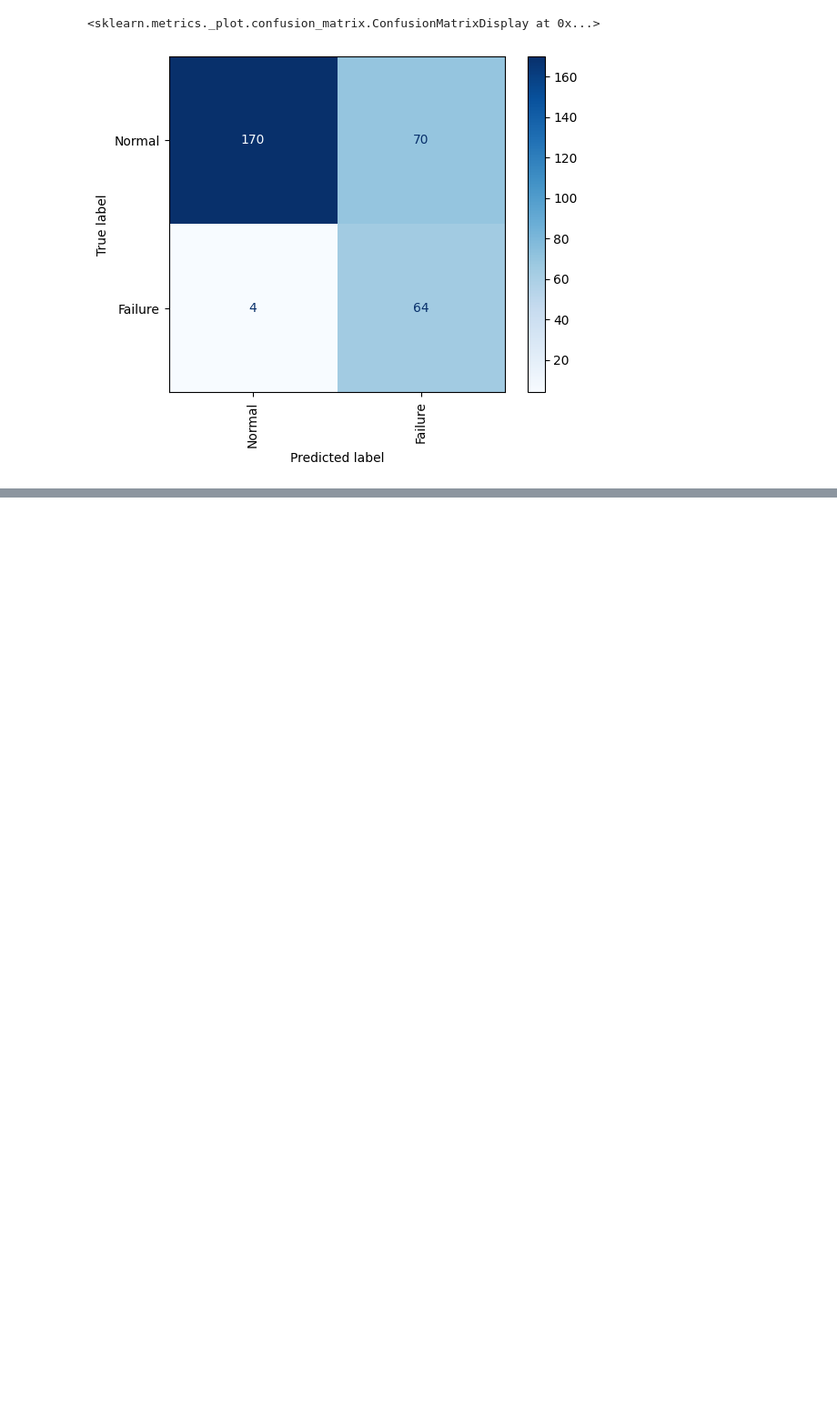
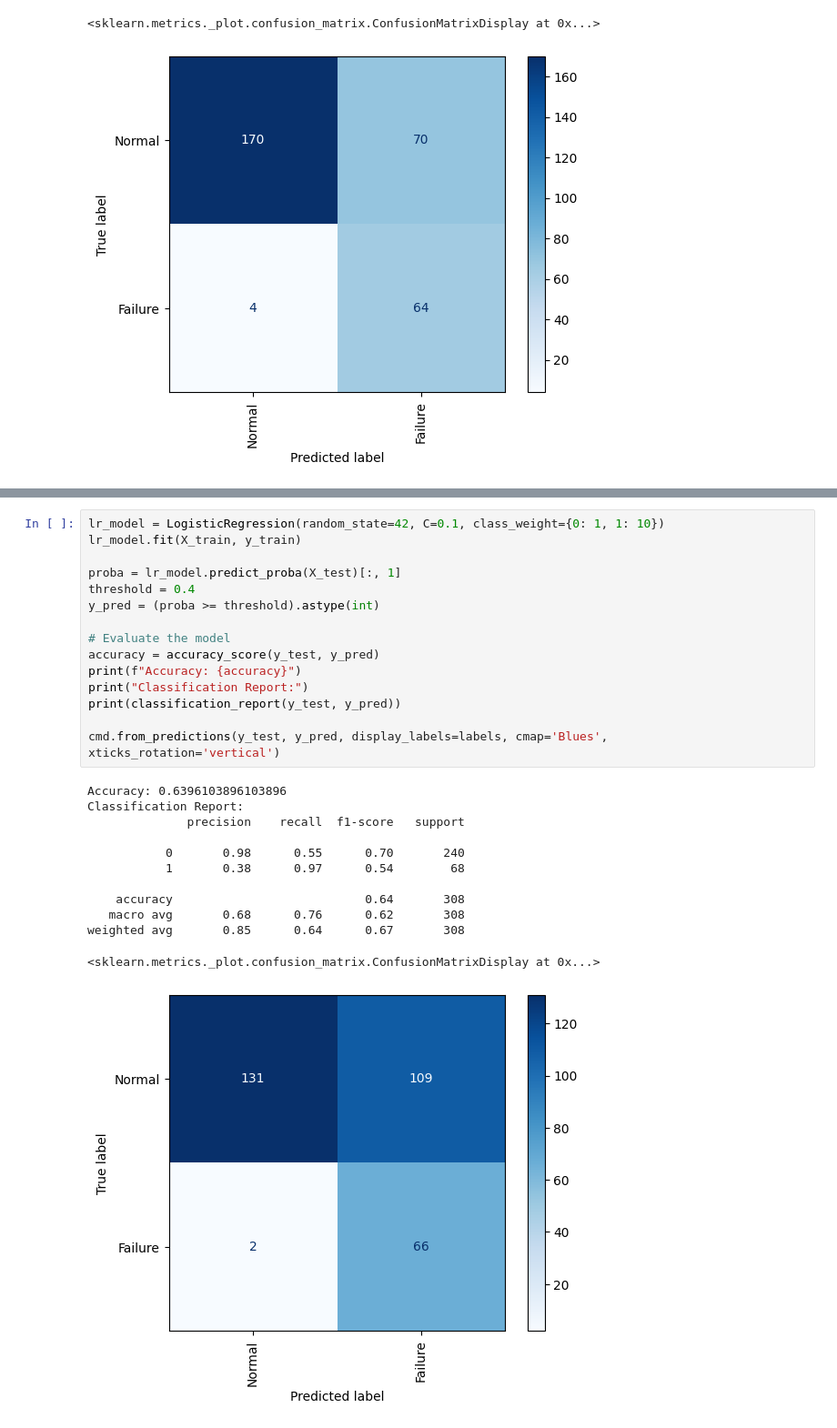
Before and after one commit to waterandstuff/AML_Exam, a Jupyter notebook: Machine_failure.ipynb, the cells around one changed output, grey strips where cells are left out. Shown: that part at 91% size. Saved outputs shown, nothing was run; the diff lists cells and outputs as text; blank space fills up the shorter version.

```diff
--- a/Random_Forest.ipynb
+++ b/Machine_failure.ipynb
@@ -209,0 +291,28 @@ weighted avg       0.87      0.76      0.78       308
+# %%
+lr_model = LogisticRegression(random_state=42, C=0.1, class_weight={0: 1, 1: 10})
+lr_model.fit(X_train, y_train)
+
+proba = lr_model.predict_proba(X_test)[:, 1]
+threshold = 0.4
+y_pred = (proba >= threshold).astype(int)
+
+# Evaluate the model
+accuracy = accuracy_score(y_test, y_pred)
+print(f"Accuracy: {accuracy}")
+print("Classification Report:")
+print(classification_report(y_test, y_pred))
+
+cmd.from_predictions(y_test, y_pred, display_labels=labels, cmap='Blues', xticks_rotation='vertical')
+# %% [output]
+Accuracy: 0.6396103896103896
+Classification Report:
+              precision    recall  f1-score   support
+
+           0       0.98      0.55      0.70       240
+           1       0.38      0.97      0.54        68
+
+    accuracy                           0.64       308
+   macro avg       0.68      0.76      0.62       308
+weighted avg       0.85      0.64      0.67       308
+<sklearn.metrics._plot.confusion_matrix.ConfusionMatrixDisplay at 0x...>
+[figure, added]
```
Also changed, not shown: parts of 10 cells of this notebook.
